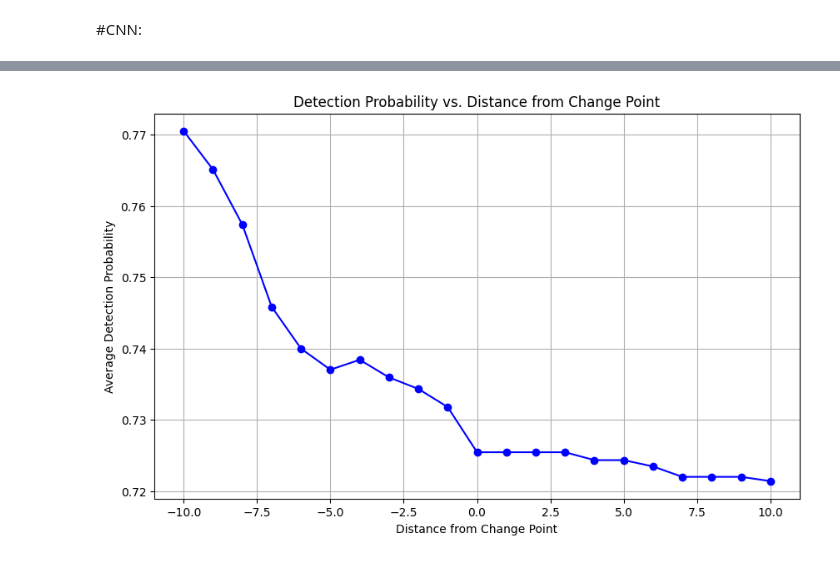
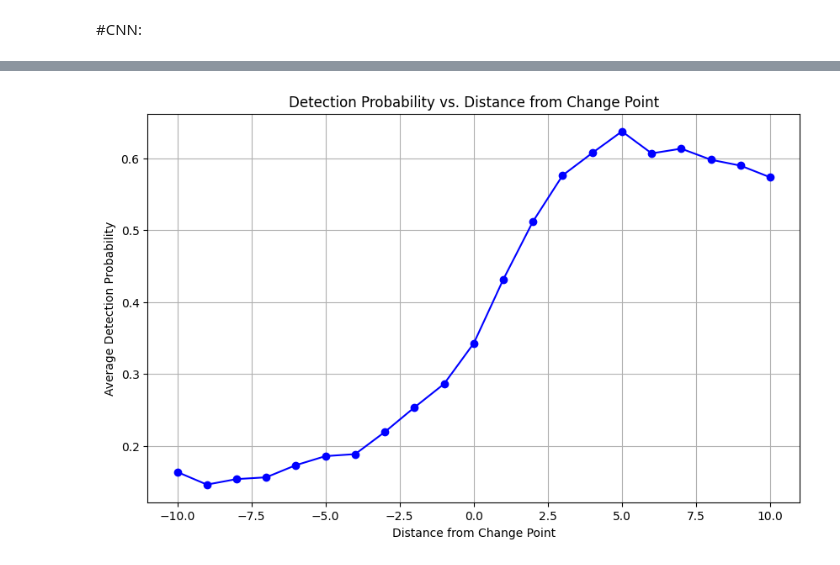
Before and after one commit to pavspatel7/DL_HW3, a Jupyter notebook: HW3.ipynb, the cells around one changed output, grey strips where cells are left out. Saved outputs shown, nothing was run; the diff lists cells and outputs as text; code cells hidden in the pictures.

```diff
--- a/HW3.ipynb
+++ b/HW3.ipynb
@@ -486,14 +668,14 @@ def collate_fn(batch):
 # %%
-sequences, labels = generate_data()
+sequences, labels = generate_data(num_sequences=2000)
 
-dataset = VariableLengthSequenceDataset(sequences, labels)
-train_size = int(0.8 * len(dataset))
-test_size = len(dataset) - train_size
+# Split the generated data into training and test sets
+split_ratio = 0.8
+train_size = int(len(sequences) * split_ratio)
+test_size = len(sequences) - train_size
+
+dataset = ChangePointDataset(sequences, labels)
 train_dataset, test_dataset = random_split(dataset, [train_size, test_size])
 
+# Initialize DataLoaders for training and testing
 train_loader = DataLoader(train_dataset, batch_size=64, shuffle=True, collate_fn=collate_fn)
 test_loader = DataLoader(test_dataset, batch_size=64, shuffle=False, collate_fn=collate_fn)
-
-model = CNNModel()
-criterion = nn.BCELoss()
-optimizer = optim.Adam(model.parameters(), lr=0.001)
@@ -559,45 +732,45 @@ Epoch 20/20, Train Loss: 0.3733, Test Loss: 0.4388
 # %%
-def evaluate_and_plot(model, dataloader):
-    model.eval()
-    distances = list(range(-10, 11))
+import matplotlib.pyplot as plt
+import numpy as np
+import torch
+
+def evaluate_and_plot(model, test_loader):
+    model.eval()  # Set model to evaluation mode
+    distances = list(range(-10, 11))  # Define the range of distances from the change point to consider
     detection_probabilities = {distance: [] for distance in distances}
 
     with torch.no_grad():
-        for sequences, labels in dataloader:
-            outputs = model(sequences).squeeze()  # Model predictions
+        for sequences, labels in test_loader:
+            outputs = model(sequences)  # Get the model's predictions
 
-            for i, sequence in enumerate(sequences):
-                seq_len = len(sequence)
-                label = labels[i]
-                change_points = (label > 0).nonzero().view(-1)
+            for batch_index in range(len(labels)):
+                # Get the index of the first occurrence of the label "1" which denotes the change point
+                change_points = (labels[batch_index] == 1).nonzero(as_tuple=False)
 
-                if len(change_points) > 0:
-                    change_point = change_points[0].item()
+                if change_points.nelement() == 0:
+                    continue  # If no change point in this sequence, skip
 
-                    for distance in distances:
-                        timestep = change_point + distance
-                        if 0 <= timestep < seq_len:
-                            detection_probability = outputs[i].item()
-                            detection_probabilities[distance].append(detection_probability)
+                change_point = change_points[0, 0].item()  # Take the first change point for simplicity
 
-    # Calculating average probabilities for each distance
-    avg_detection_probs = []
-    for distance in distances:
-        if detection_probabilities[distance]:
-            avg_detection_probs.append(np.mean(detection_probabilities[distance]))
-        else:
-            avg_detection_probs.append(0)
+                for distance in distances:
+                    timestep = change_point + distance
+                    if 0 <= timestep < labels.size(1):  # Ensure the timestep is within the sequence length
+                        detection_probability = outputs[batch_index, timestep].item()
+                        detection_probabilities[distance].append(detection_probability)
+
+    # Calculate average detection probabilities for each distance
+    avg_detection_probs = [np.mean(detection_probabilities[dist]) if detection_probabilities[dist] else 0 for dist in distances]
 
     # Plotting
     plt.figure(figsize=(10, 6))
     plt.plot(distances, avg_detection_probs, marker='o', linestyle='-', color='blue')
     plt.xlabel('Distance from Change Point')
     plt.ylabel('Average Detection Probability')
     plt.title('Detection Probability vs. Distance from Change Point')
     plt.grid(True)
     plt.show()
 
-# Call the function with the test dataloader
+# Call the function with the trained model and test_loader
 evaluate_and_plot(model, test_loader)
 # %% [output]
-[figure, old version]
+[figure, new version]
```
Also changed, not shown: parts of 16 cells of this notebook.
